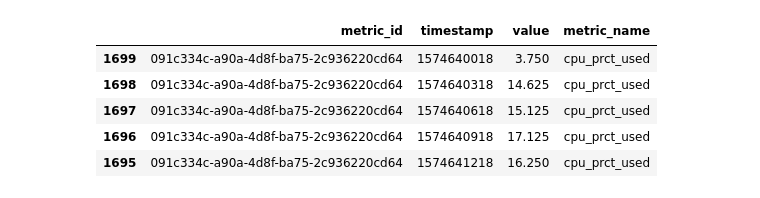
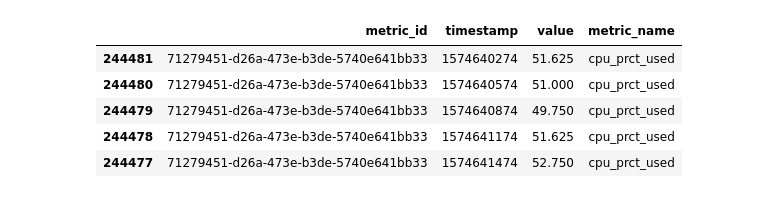
Before and after one commit to Hurence/historian, a Jupyter notebook: historian-timeseries/src/main/python/Untitled.ipynb, the cells around one changed output. Cells and saved outputs as stored; diff of their text form; code cells hidden in the pictures.

```diff
--- a/historian-timeseries/src/main/python/Untitled.ipynb
+++ b/historian-timeseries/src/main/python/Untitled.ipynb
@@ -1,14 +1,14 @@
 # %%
 import pandas as pd
 dataframe = pd.read_csv('data/it-data-4metrics.csv', sep=',')
-indexNames = dataframe[ dataframe['metric_id'] == dataframe.iloc[0,0] ].index
+indexNames = dataframe[ dataframe['metric_id'] == dataframe.iloc[243333,0] ].index
 dataframe = dataframe.iloc[indexNames].sort_values(by='timestamp', ascending=True).loc[:,['metric_id','timestamp','value','metric_name']]
 dataframe.head()
 # %% [output]
 |  | metric_id | timestamp | value | metric_name |
-| 1699 | 091c334c-a90a-4d8f-ba75-2c936220cd64 | 1574640018 | 3.750 | cpu_prct_used |
-| 1698 | 091c334c-a90a-4d8f-ba75-2c936220cd64 | 1574640318 | 14.625 | cpu_prct_used |
-| 1697 | 091c334c-a90a-4d8f-ba75-2c936220cd64 | 1574640618 | 15.125 | cpu_prct_used |
-| 1696 | 091c334c-a90a-4d8f-ba75-2c936220cd64 | 1574640918 | 17.125 | cpu_prct_used |
-| 1695 | 091c334c-a90a-4d8f-ba75-2c936220cd64 | 1574641218 | 16.250 | cpu_prct_used |
+| 244481 | 71279451-d26a-473e-b3de-5740e641bb33 | 1574640274 | 51.625 | cpu_prct_used |
+| 244480 | 71279451-d26a-473e-b3de-5740e641bb33 | 1574640574 | 51.000 | cpu_prct_used |
+| 244479 | 71279451-d26a-473e-b3de-5740e641bb33 | 1574640874 | 49.750 | cpu_prct_used |
+| 244478 | 71279451-d26a-473e-b3de-5740e641bb33 | 1574641174 | 51.625 | cpu_prct_used |
+| 244477 | 71279451-d26a-473e-b3de-5740e641bb33 | 1574641474 | 52.750 | cpu_prct_used |
 # %%
```
Also changed, not shown: parts of 1 cell of this notebook, 14 other files.
